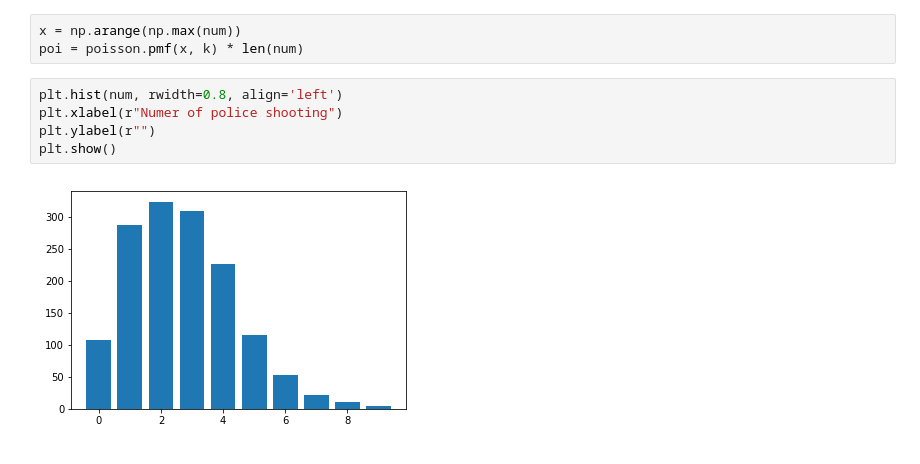
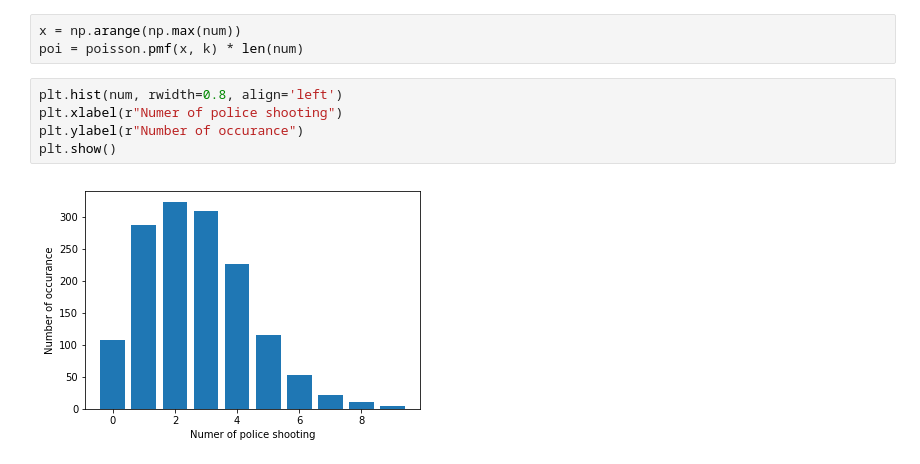
Before and after one commit to cryscan/ve401-project-2, a Jupyter notebook: notebooks/Untitled.ipynb, the cells around one changed output. Cells and saved outputs as stored; diff of their text form.

Commit message:
Add 3 figures.

```diff
--- a/notebooks/Untitled.ipynb
+++ b/notebooks/Untitled.ipynb
@@ -75,7 +89,7 @@ poi = poisson.pmf(x, k) * len(num)
 # %%
 plt.hist(num, rwidth=0.8, align='left')
 plt.xlabel(r"Numer of police shooting")
-plt.ylabel(r"")
+plt.ylabel(r"Number of occurance")
 plt.show()
 # %% [output]
-[figure, old version]
+[figure, new version]
```
Also changed, not shown: parts of 1 cell of this notebook, 3 other files.
